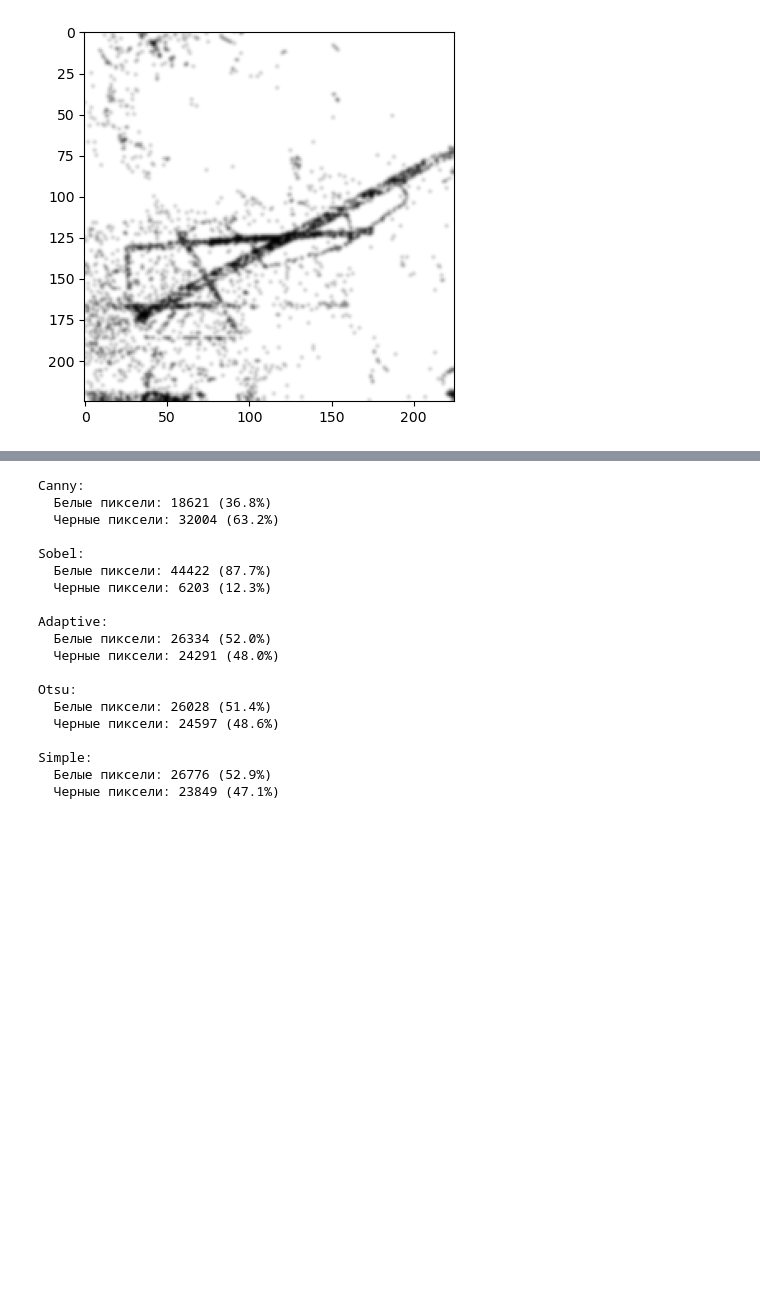
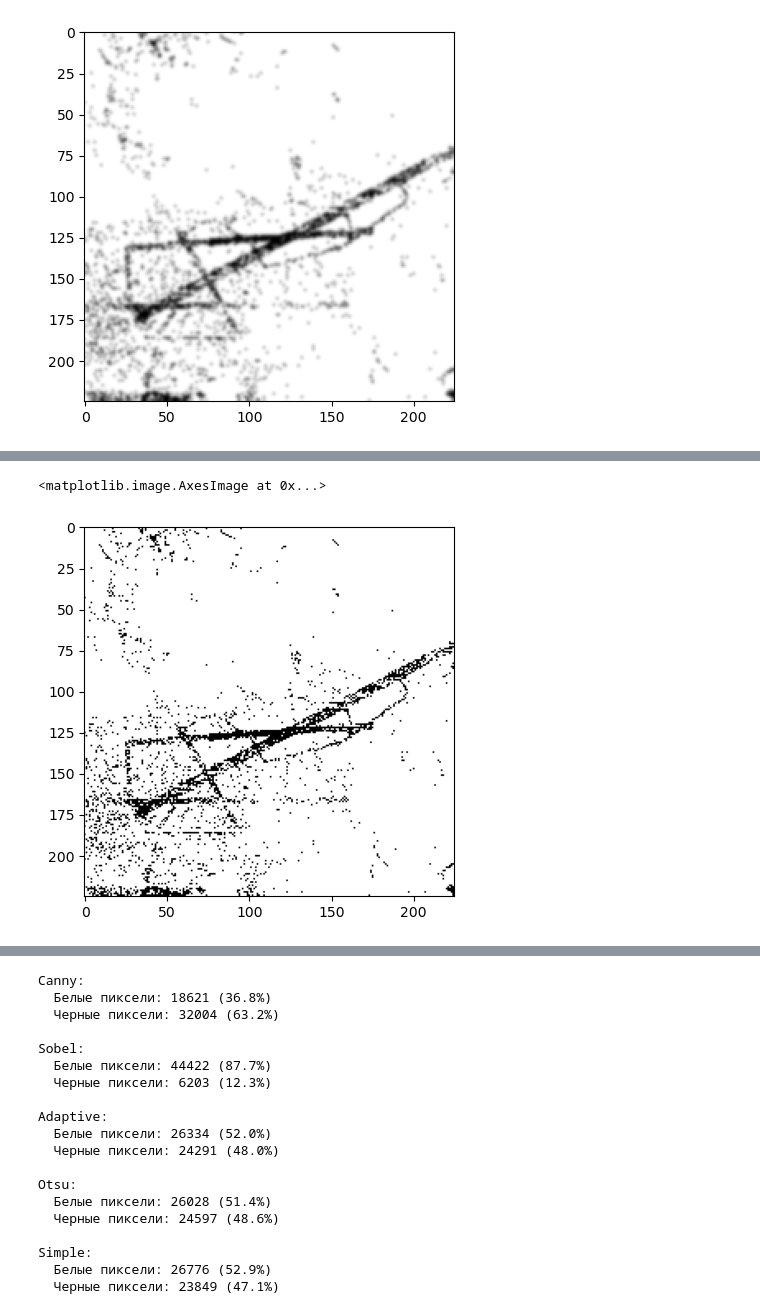
Before and after one commit to nikita-III/IP-tasks, a Jupyter notebook: project-3.ipynb, the cells around one changed output, grey strips where cells are left out. Drawn from its saved outputs; the diff is of its cells as text; code cells hidden in the pictures; blank space fills up the shorter version.

```diff
--- a/project-3.ipynb
+++ b/project-3.ipynb
@@ -30,0 +31,6 @@ plt.imshow(canny, cmap='gray')
+# %%
+bin_img=cv2.bitwise_not(bin_img)
+plt.imshow(bin_img, cmap='gray')
+# %% [output]
+<matplotlib.image.AxesImage at 0x...>
+[figure, added]
```
Also changed, not shown: parts of 3 cells of this notebook.
